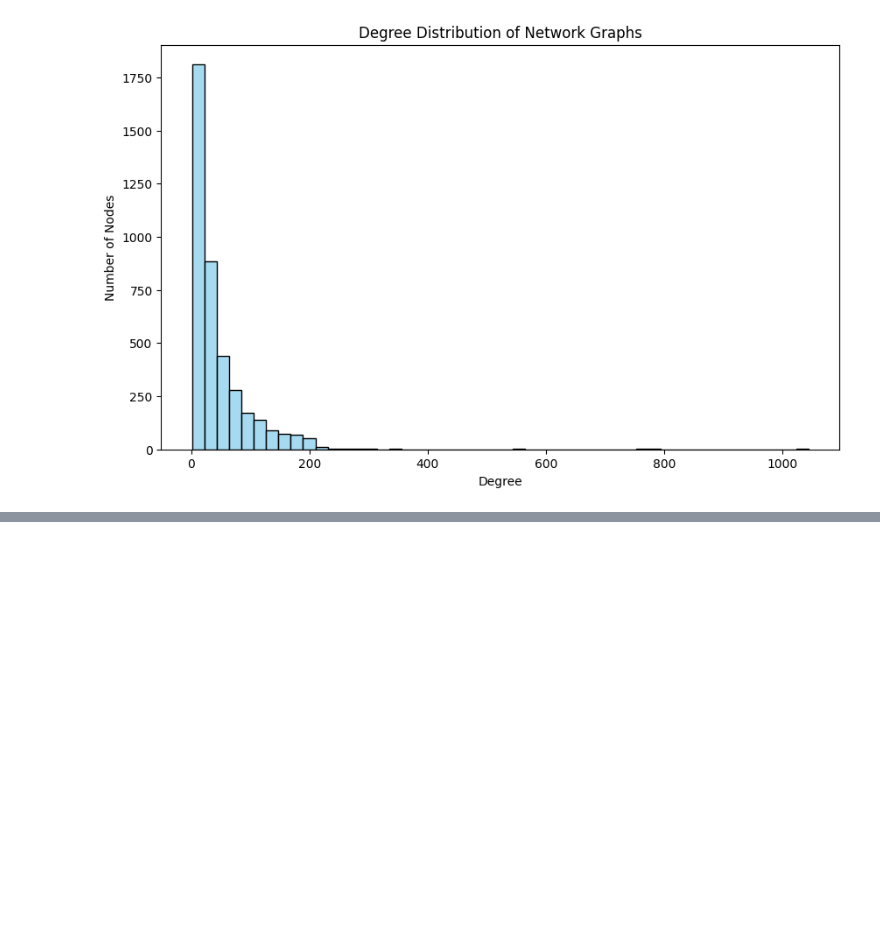
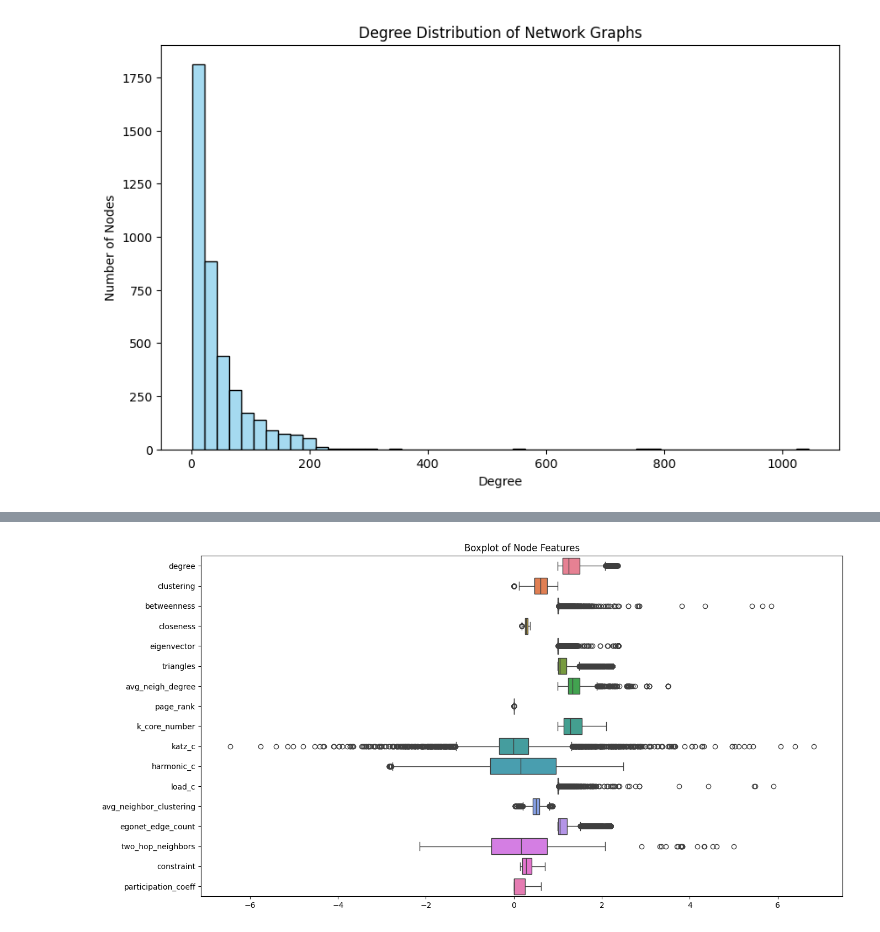
Before and after one commit to PSswathi/aai-510-group2-final-project, a Jupyter notebook: aai-510-group2-final-project-carlos.ipynb, the cells around one changed output, grey strips where cells are left out. Cells and saved outputs as stored; diff of their text form; code cells hidden in the pictures; blank space fills up the shorter version.

```diff
--- a/aai-510-group2-final-project-carlos.ipynb
+++ b/aai-510-group2-final-project-carlos.ipynb
@@ -184,2 +416,14 @@ features.head()
+# %%
+# Set the figure size
+plt.figure(figsize=(15, 8))
+
+# Create a vertical box plot
+sns.boxplot(data=features.drop(columns=['node']), orient='h')
+
+# Add title and show the plot
+plt.title('Boxplot of Node Features')
+plt.show()
+# %% [output]
+[figure, added]
 # %%
 #will implement the clustering algorithm
```
Also changed, not shown: parts of 22 cells of this notebook.
